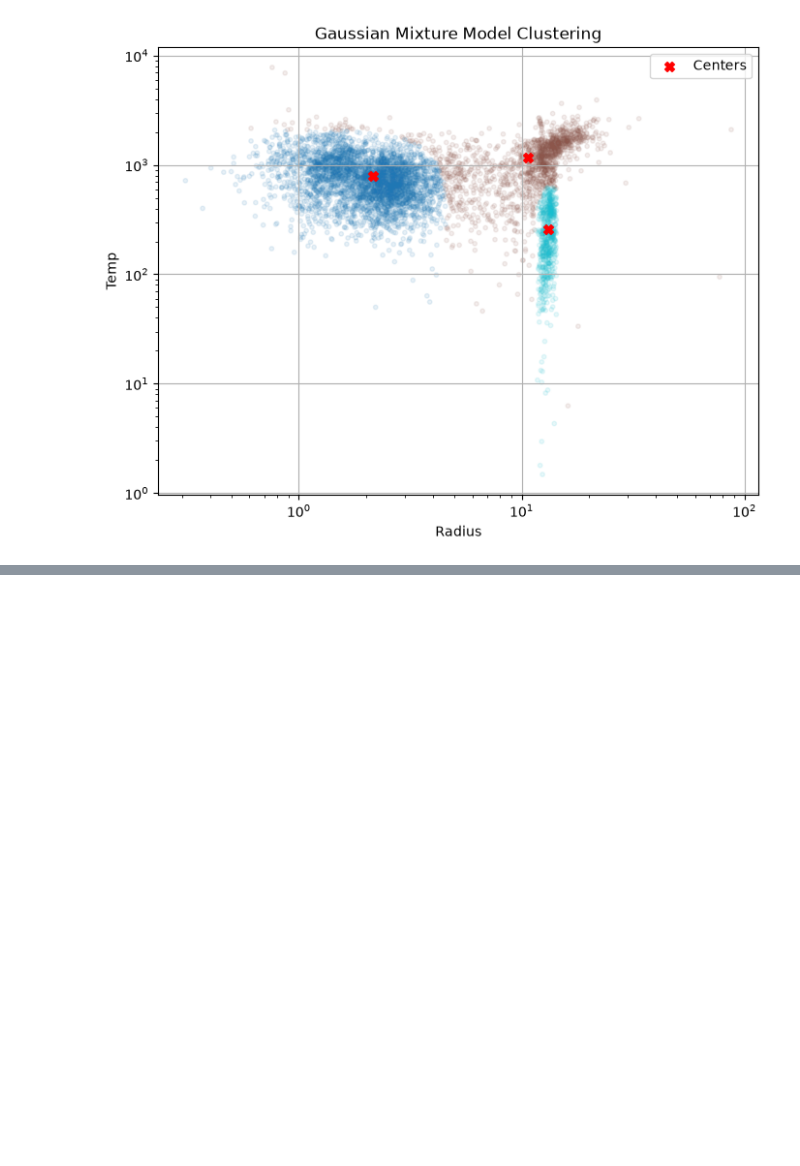
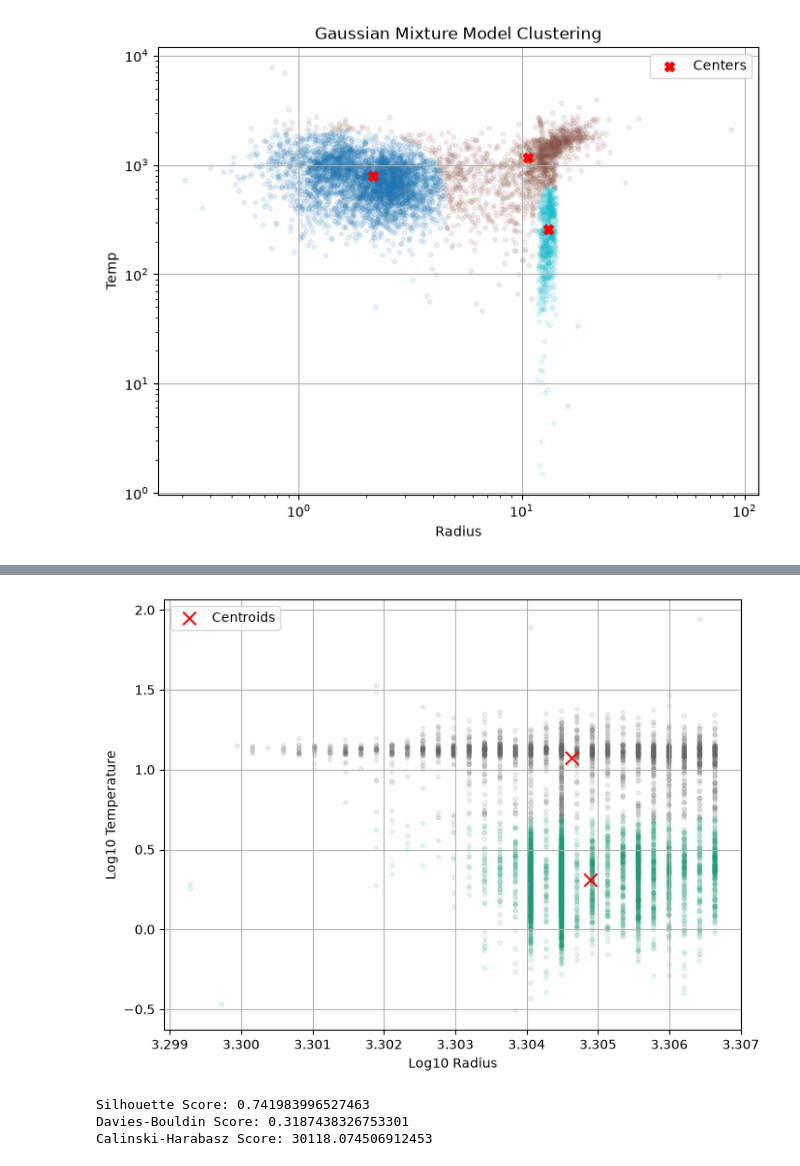
Before and after one commit to C00299231/DataScProject, a Jupyter notebook: clusteringTest.ipynb, the cells around one changed output, grey strips where cells are left out. Saved outputs shown, nothing was run; the diff lists cells and outputs as text; code cells hidden in the pictures; blank space fills up the shorter version.

Commit message:
added more clustering tests, added classification test

```diff
--- a/clusteringTest.ipynb
+++ b/clusteringTest.ipynb
@@ -173,3 +173,44 @@ print("Calinski-Harabasz Score:", calinski_harabasz_score(data, clusters))
 Silhouette Score: 0.5357852165120376
 Davies-Bouldin Score: 0.8218008657353852
 Calinski-Harabasz Score: 6388.503295867018
+# %%
+d = df[["disc_year", "pl_radius_e"]].dropna()
+
+data = np.log10(d[["disc_year", "pl_radius_e"]].values)
+
+centroids, clusters = kmeans2(data, 2, minit='++')
+
+plt.figure(figsize=(8, 6))
+
+plt.scatter(
+    data[:, 0],
+    data[:, 1],
+    c=clusters,
+    cmap='Dark2',
+    s=10,
+    alpha=0.1
+)
+
+plt.scatter(
+    centroids[:, 0],
+    centroids[:, 1],
+    c='red',
+    marker='x',
+    s=100,
+    label='Centroids'
+)
+
+plt.xlabel("Log10 Radius")
+plt.ylabel("Log10 Temperature")
+plt.grid(True)
+plt.legend()
+plt.show()
+
+print("Silhouette Score:", silhouette_score(data, clusters))
+print("Davies-Bouldin Score:", davies_bouldin_score(data, clusters))
+print("Calinski-Harabasz Score:", calinski_harabasz_score(data, clusters))
+# %% [output]
+[figure, added]
+Silhouette Score: 0.741983996527463
+Davies-Bouldin Score: 0.3187438326753301
+Calinski-Harabasz Score: 30118.074506912453
```
Also changed, not shown: parts of 1 cell of this notebook, 1 other file.
